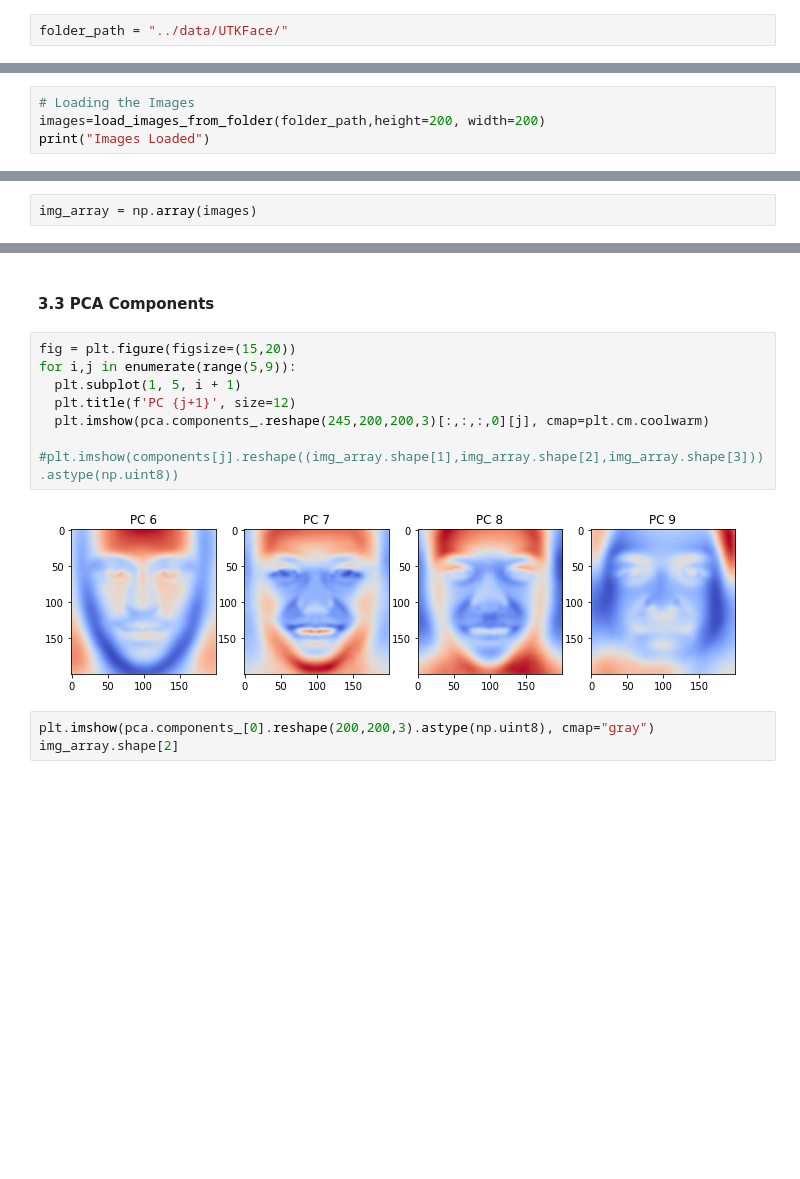
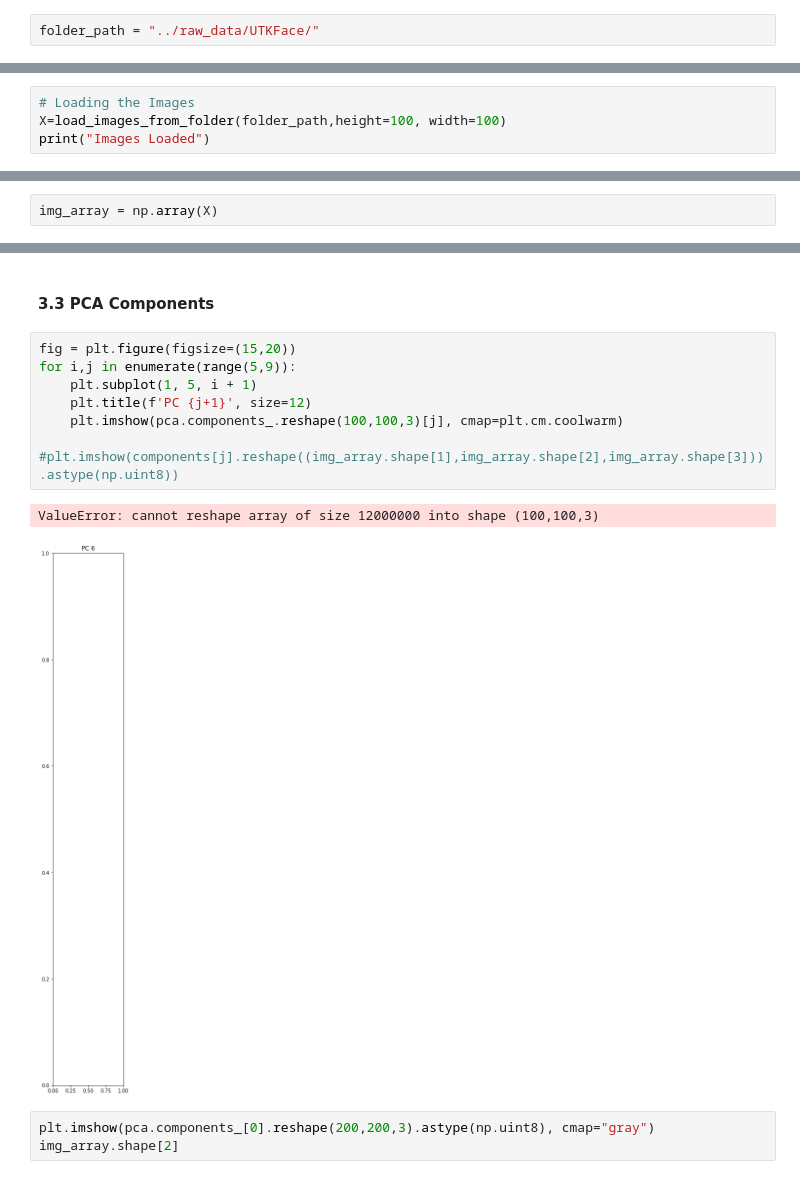
Before and after one commit to felixfa/AgeDetection, a Jupyter notebook: notebooks/fruntxas_pca_handling_and_visualization.ipynb, the cells around one changed output, grey strips where cells are left out. Saved outputs shown, nothing was run; the diff lists cells and outputs as text; blank space fills up the shorter version.

```diff
--- a/notebooks/fruntxas_pca_handling_and_visualization.ipynb
+++ b/notebooks/fruntxas_pca_handling_and_visualization.ipynb
@@ -64,7 +64,7 @@ def show_images(img_list,img_df):
 # %% [markdown]
 ## Dataset Loading
 # %%
-folder_path = "../data/UTKFace/"
+folder_path = "../raw_data/UTKFace/"
 # %%
 !pwd
 # %% [output]
@@ -72,6 +72,6 @@ folder_path = "../data/UTKFace/"
 # %%
 # Loading the Images
-images=load_images_from_folder(folder_path,height=200, width=200)
+X=load_images_from_folder(folder_path,height=100, width=100)
 print("Images Loaded")
 # %% [output]
 Images Loaded
@@ -133,4 +136,4 @@ Later. To check: Verify if **(Age, Sex and Race)** can also be used as inputs
 # %% [markdown]
 ### 1. Flatenning
 # %%
-img_array = np.array(images)
+img_array = np.array(X)
@@ -318,12 +324,13 @@ array([0.27534697, 0.21981213, 0.18746323, ..., 0.39085442, 0.33074026,
 # %%
 fig = plt.figure(figsize=(15,20))
 for i,j in enumerate(range(5,9)):
-  plt.subplot(1, 5, i + 1)
-  plt.title(f'PC {j+1}', size=12)
-  plt.imshow(pca.components_.reshape(245,200,200,3)[:,:,:,0][j], cmap=plt.cm.coolwarm)
-  #plt.imshow(components[j].reshape((img_array.shape[1],img_array.shape[2],img_array.shape[3])).astype(np.uint8))
+    plt.subplot(1, 5, i + 1)
+    plt.title(f'PC {j+1}', size=12)
+    plt.imshow(pca.components_.reshape(100,100,3)[j], cmap=plt.cm.coolwarm)
+    #plt.imshow(components[j].reshape((img_array.shape[1],img_array.shape[2],img_array.shape[3])).astype(np.uint8))
 # %% [output]
+ValueError: cannot reshape array of size 12000000 into shape (100,100,3)
-[figure, old version]
+[figure, new version]
 # %%
 plt.imshow(pca.components_[0].reshape(200,200,3).astype(np.uint8), cmap="gray")
 img_array.shape[2]
```
Also changed, not shown: parts of 21 cells of this notebook, 16 other files.
